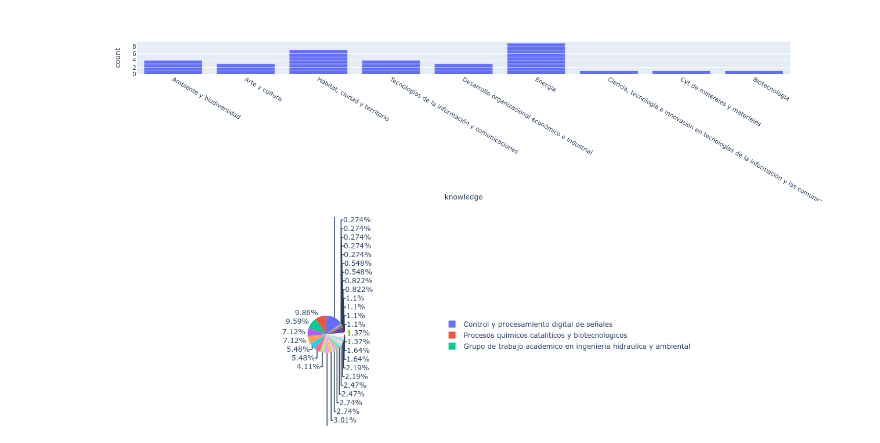
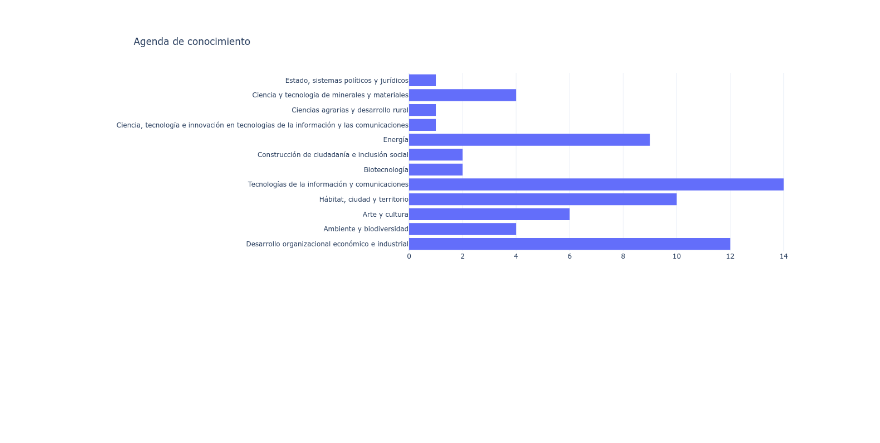
Before and after one commit to UN-Dima/un-dima.github.io, a Jupyter notebook: notebooks/Untitled.ipynb, the cells around one changed output. Saved outputs shown, nothing was run; the diff lists cells and outputs as text; code cells hidden in the pictures; blank space fills up the shorter version.

Commit message:
Added databases load and basic plotting

```diff
--- a/notebooks/Untitled.ipynb
+++ b/notebooks/Untitled.ipynb
@@ -82,0 +96,24 @@ fig.show()
+# %%
+config = {
+    'labels': {'ocde': 'Area',
+               'sub_ocde': 'Subárea',
+               'count': ''
+              },
+     'height': 500,
+     'title':'Áreas del Conocimiento - OCDE',
+     'template': 'plotly_white',
+}
+
+g = groups.loc[groups['facultad'] == faculty]
+if faculty == 'All':
+    fig = px.histogram(groups, y='sub_ocde', color='ocde', orientation='h', barmode='stack',  **config)
+
+elif faculty in ['Facultad de administración', 'Facultad de ciencias exactas y naturales']:
+    config['labels']['ocde'] = ''
+    fig = px.histogram(g, y='ocde', orientation='h', barmode='stack',  **config)
+else:
+    fig = px.histogram(g, y='sub_ocde', color='ocde', orientation='h', barmode='stack',  **config)
+
+fig.update_layout(xaxis_title='')
+# fig.update_traces(hoverinfo='none', hovertemplate = '')
+fig.show()
@@ -83,10 +122,22 @@ fig.show()
 # %%
-fig = px.bar(groups, x='knowledge')
+config = {
+    'labels': {'knowledge': '',
+               'sub_ocde': 'Subáreas',
+               'count': ''
+              },
+     'height': 500,
+     'title':'Agenda de conocimiento',
+     'template': 'plotly_white',
+}
+
+if faculty != 'All':
+    g = groups.loc[groups['facultad'] == faculty]
+else:
+    g = groups
+
+fig = px.histogram(g, y='knowledge', orientation='h', barmode='group', **config)
+fig.update_layout(xaxis_title='')
+fig.update_traces(hoverinfo='none', hovertemplate = '')
 fig.show()
 # %% [output]
-[figure, old version]
+[figure, new version]
-# %%
-fig = px.pie(groups, values='members', names='name')
-fig.show()
-# %% [output]
-[figure, removed]
```
Also changed, not shown: parts of 17 cells of this notebook, 57 other files.
